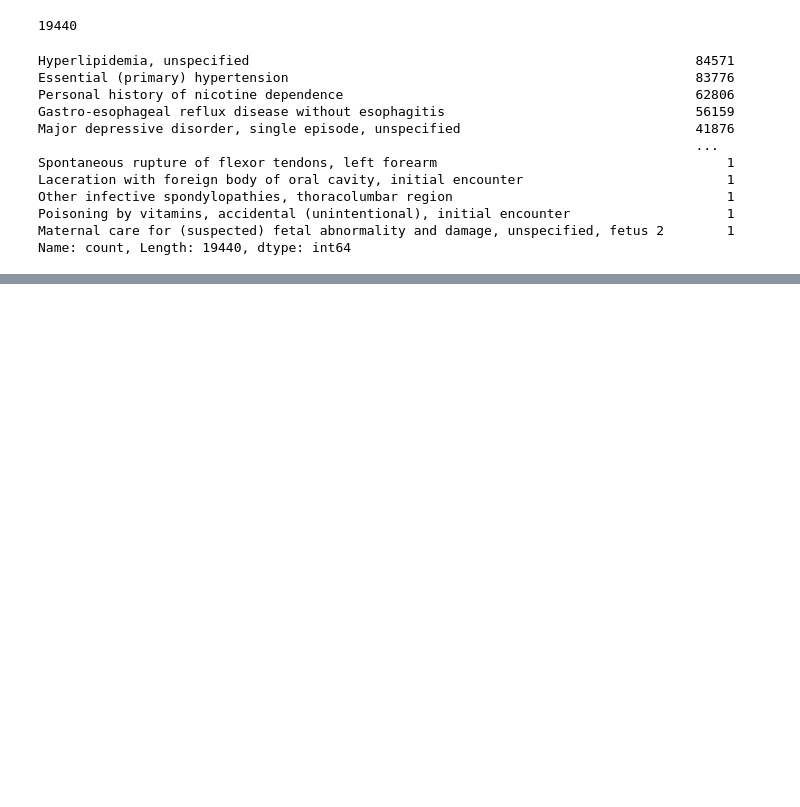
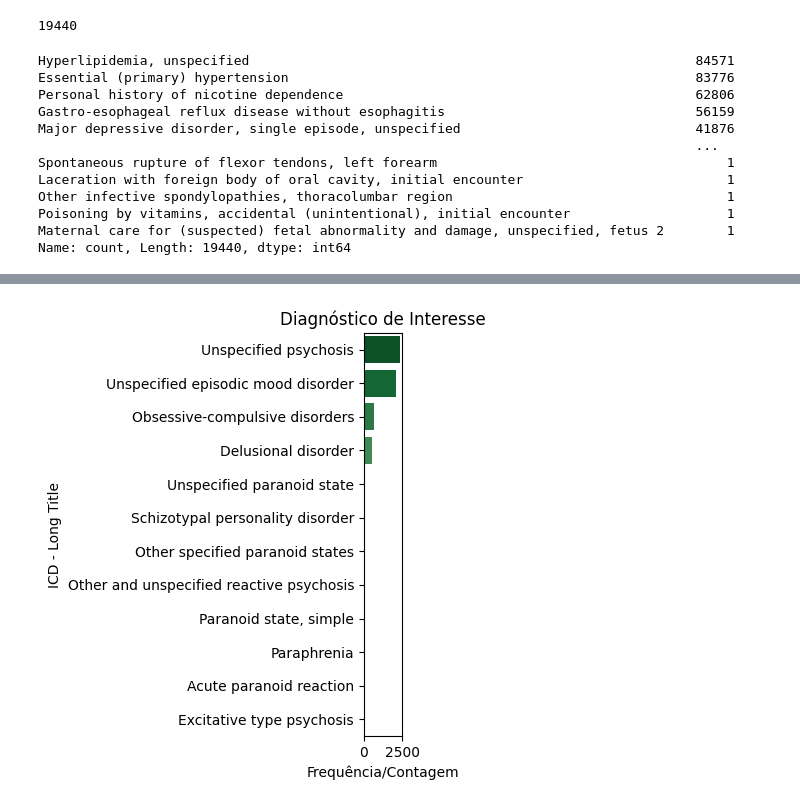
Before and after one commit to lucasdblucas/ehr-model, a Jupyter notebook: exploration/explorer.ipynb, the cells around one changed output, grey strips where cells are left out. Drawn from its saved outputs; the diff is of its cells as text; code cells hidden in the pictures; blank space fills up the shorter version.

```diff
--- a/exploration/explorer.ipynb
+++ b/exploration/explorer.ipynb
@@ -210,0 +223,3 @@ of_interest_list
+# %%
+df_converter = pd.read_csv(data.converter_csv_path)
+print(df_converter)
@@ -210,0 +244,3 @@ of_interest_list
+# %%
+interest_list_v9 = df_converter.loc[df_converter["icd10cm"].isin(interest_list)]["icd9cm"].tolist()
+interest_list_v9
@@ -228,0 +292,10 @@ plt.show()
+# %%
+plt.figure(figsize=(4,5))
+sns.barplot(x=df_diagnoses_of_interest_count_v9.values, y=df_diagnoses_of_interest_count_v9.index, hue=df_diagnoses_of_interest_count_v9.index, palette='Greens_r', dodge=False, legend=False, orient="h")
+plt.title('Diagnóstico de Interesse')
+plt.xlabel('Frequência/Contagem')
+plt.ylabel('ICD - Long Title')
+plt.tight_layout()
+plt.show()
+# %% [output]
+[figure, added]
```
Also changed, not shown: parts of 10 cells of this notebook, 1 other file.
